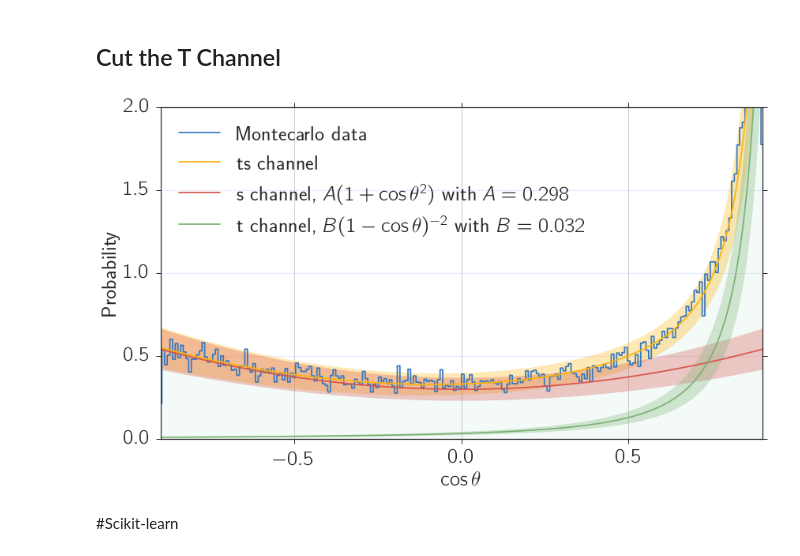
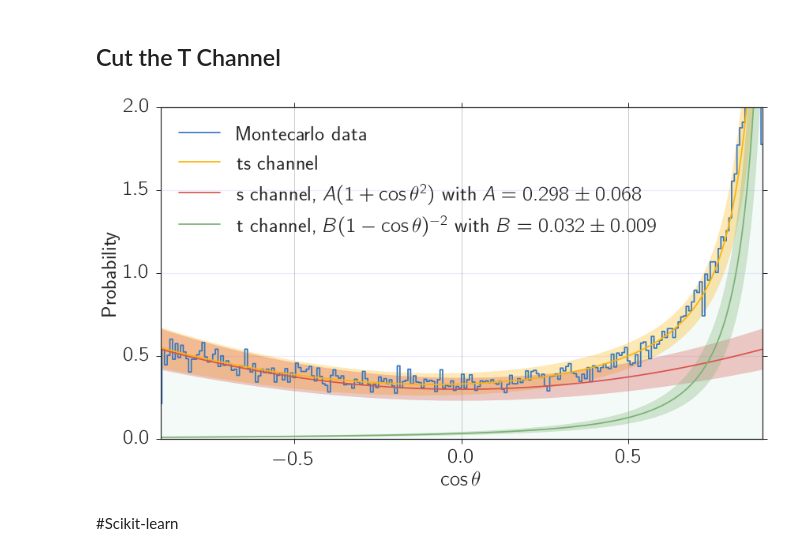
Before and after one commit to Bondzio/fp, a Jupyter notebook: Z0/analysis/Montecarlo_II_cuts.ipynb, the cells around one changed output. Drawn from its saved outputs; the diff is of its cells as text; code cells hidden in the pictures.

```diff
--- a/Z0/analysis/Montecarlo_II_cuts.ipynb
+++ b/Z0/analysis/Montecarlo_II_cuts.ipynb
@@ -421,6 +421,7 @@ plt.show()
 ## Cut the T Channel
 # %%
 u = ff[0]
+gridalpha = 0.08
 def ts_channel(cos_theta,A,B):
     return A*(1 + cos_theta**2) + B * (1 - cos_theta)**(-2)
 def t_channel(cos_theta,A,B):
@@ -479,36 +480,36 @@ data_fit_max = data_fit + error_on_fit
 data_fit2 = t_channel(cos_theta,*p)
 error_on_fit2 = un.std_devs(t_channel(cos_theta,*p_uc) )
 data_fit_min2 = data_fit2 - error_on_fit2
 data_fit_max2 = data_fit2 + error_on_fit2
 
 # s channel
 data_fit3 = s_channel(cos_theta,*p)
 error_on_fit3 = un.std_devs(s_channel(cos_theta,*p_uc) )
 data_fit_min3 = data_fit3 - error_on_fit3
 data_fit_max3 = data_fit3 + error_on_fit3
 
 color = next(palette)
 ax.plot(cos_theta,data_fit, color = color,  label = "ts channel")
 ax.fill_between(cos_theta, data_fit_min , data_fit_max, alpha=0.3,  color = color )
 
 color = next(palette)
-ax.plot(cos_theta,data_fit2,  color = color,  label = "s channel, $A(1 + \\cos\\theta^2)$ with $A=%.3f$"%A.n)
+ax.plot(cos_theta,data_fit2,  color = color,  label = "s channel, $A(1 + \\cos\\theta^2)$ with $A=%.3f\pm%.3f$"%(A.n,A.s))
 ax.fill_between(cos_theta, data_fit_min2 , data_fit_max2, alpha=0.3,  color = color )
 
 color = next(palette)
-ax.plot(cos_theta,data_fit3,  color = color,  label = "t channel, $B (1 - \\cos\\theta)^{-2}$ with $B=%.3f$"%B.n )
+ax.plot(cos_theta,data_fit3,  color = color,  label = "t channel, $B (1 - \\cos\\theta)^{-2}$ with $B=%.3f\pm%.3f$"%(B.n,B.s) )
 ax.fill_between(cos_theta, data_fit_min3 , data_fit_max3, alpha=0.3,  color = color )
 
 ax.set_xlim(-0.9,0.9)
 ax.set_ylim(0,2)
 ax.legend(loc = 2)
 ax.set_ylabel("Probability")
 ax.set_xlabel("$\\cos\\theta$")
 #ax.set_title("Fitting the first order contribution of ts channel", y = 1.02)
 plt.savefig("../figures/tschannel.pdf")
 plt.show()
 # %% [output]
-[figure, old version]
+[figure, new version]
 # %% [markdown]
 #Scikit-learn
 # %%
```
Also changed, not shown: 15 other files.
